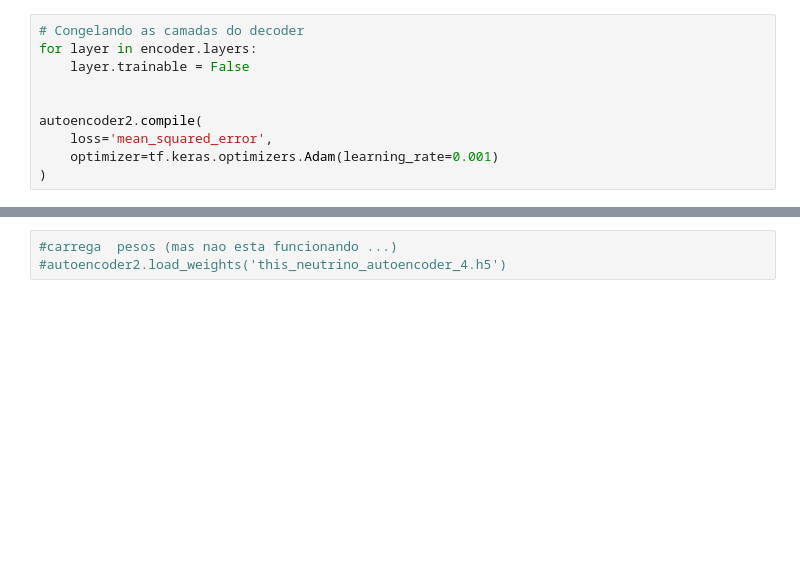
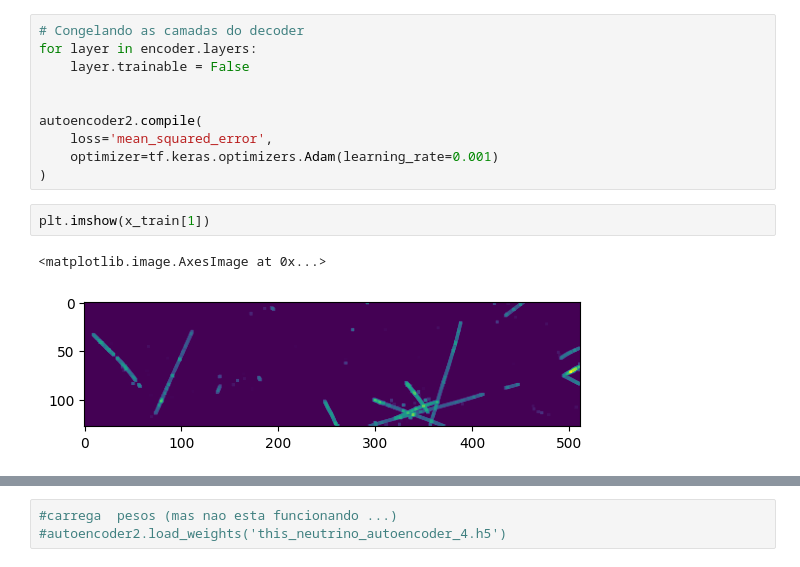
Before and after one commit to GBotogoske/machine_learning_2024, a Jupyter notebook: neutrino_figuras_2.ipynb, the cells around one changed output, grey strips where cells are left out. Cells and saved outputs as stored; diff of their text form; blank space fills up the shorter version.

```diff
--- a/neutrino_figuras_2.ipynb
+++ b/neutrino_figuras_2.ipynb
@@ -285,4 +284,9 @@ autoencoder2.compile(
     loss='mean_squared_error',
     optimizer=tf.keras.optimizers.Adam(learning_rate=0.001)
 )
+# %%
+plt.imshow(x_train[1])
+# %% [output]
+<matplotlib.image.AxesImage at 0x...>
+[figure, added]
 # %%
```
Also changed, not shown: parts of 14 cells of this notebook, 1 other file.
